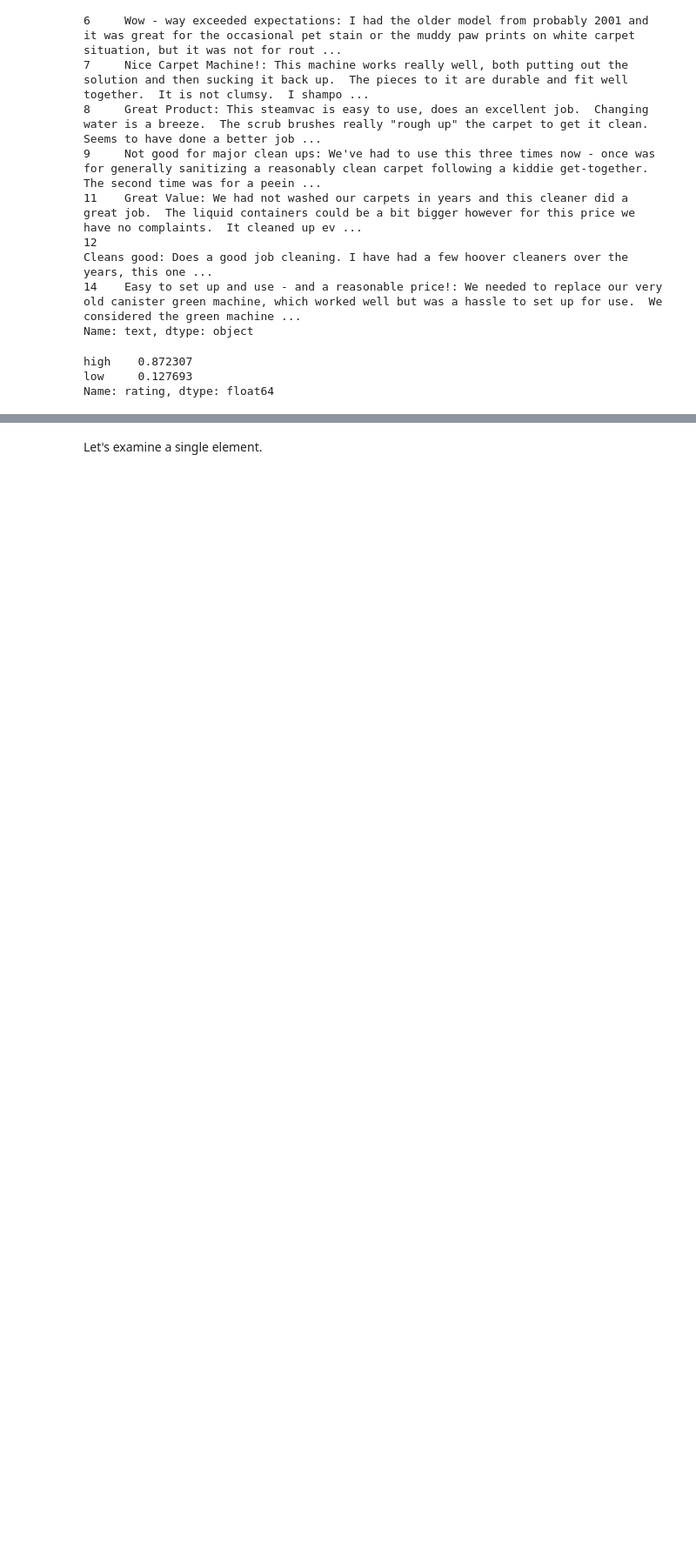
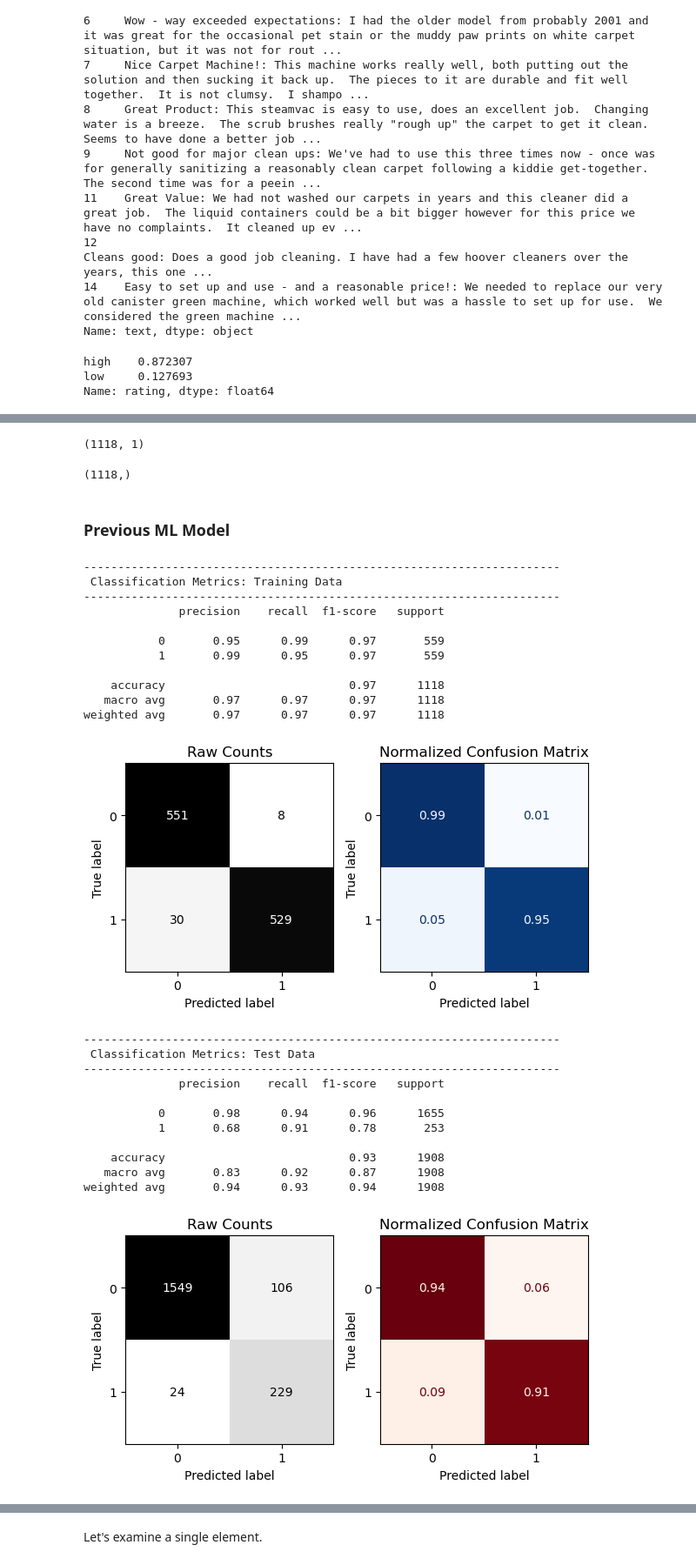
Before and after one commit to purvikansara/adv-ml-wk02-deep-nlp-codealongs, a Jupyter notebook: Lecture 1/SOLUTION-W02L01-deep-nlp-text-prep.ipynb, the cells around one changed output, grey strips where cells are left out. Shown at 87% size. Saved outputs shown, nothing was run; the diff lists cells and outputs as text; code cells hidden in the pictures; blank space fills up the shorter version.

```diff
--- a/Lecture 1/SOLUTION-W02L01-deep-nlp-text-prep.ipynb
+++ b/Lecture 1/SOLUTION-W02L01-deep-nlp-text-prep.ipynb
@@ -284,12 +207,0 @@ from imblearn.under_sampling import RandomUnderSampler
-# %%
-# Instantiate a RandomUnderSampler
-sampler = RandomUnderSampler(random_state=42)
-
-# Fit_resample on the reshaped X_train data and y-train data
-X_train, y_train = sampler.fit_resample(X_train_full.values.reshape(-1,1),y_train_full)
-
-# Flatten the reshaped X_train data back to 1D
-X_train = X_train.flatten()
-
-# Check for class balance
-pd.Series(y_train).value_counts()
@@ -308,0 +231,6 @@ ValueError: Can't convert Python sequence with mixed types to Tensor.
+# %%
+encoder = LabelEncoder()
+y_train_full_enc = encoder.fit_transform(y_train_full.values)
+y_test_enc = encoder.transform(y_test)
+
+y_train_full_enc[:10]
@@ -308,0 +255,5 @@ ValueError: Can't convert Python sequence with mixed types to Tensor.
+# %%
+try:
+    X_train, y_train = sampler.fit_resample(X_train_full,y_train_full_enc)
+except Exception as e:
+    display(e)
@@ -308,0 +262,15 @@ ValueError: Can't convert Python sequence with mixed types to Tensor.
+# %%
+# Fit_resample on the reshaped X_train data and y-train data
+X_train, y_train_enc = sampler.fit_resample(X_train_full.values.reshape(-1,1),
+                                        y_train_full_enc)
+X_train.shape
+# %% [output]
+(1118, 1)
+# %%
+# Flatten the reshaped X_train data back to 1D
+X_train = X_train.flatten()
+X_train.shape
+# %% [output]
+(1118,)
+# %% [markdown]
+### Previous ML Model
@@ -308,0 +291,32 @@ ValueError: Can't convert Python sequence with mixed types to Tensor.
+# %%
+## Create a model pipeline
+count_pipe = Pipeline([('vectorizer',  CountVectorizer()),
+                       ('naivebayes',  MultinomialNB())])
+
+count_pipe.fit(X_train, y_train_enc)
+fn.evaluate_classification(count_pipe, X_train, y_train_enc, X_test, y_test_enc,)
+# %% [output]
+----------------------------------------------------------------------
+ Classification Metrics: Training Data
+----------------------------------------------------------------------
+              precision    recall  f1-score   support
+
+           0       0.95      0.99      0.97       559
+           1       0.99      0.95      0.97       559
+
+    accuracy                           0.97      1118
+   macro avg       0.97      0.97      0.97      1118
+weighted avg       0.97      0.97      0.97      1118
+[figure, added]
+----------------------------------------------------------------------
+ Classification Metrics: Test Data
+----------------------------------------------------------------------
+              precision    recall  f1-score   support
+
+           0       0.98      0.94      0.96      1655
+           1       0.68      0.91      0.78       253
+
+    accuracy                           0.93      1908
+   macro avg       0.83      0.92      0.87      1908
+weighted avg       0.94      0.93      0.94      1908
+[figure, added]
```
Also changed, not shown: parts of 133 cells of this notebook, 1 other file.
